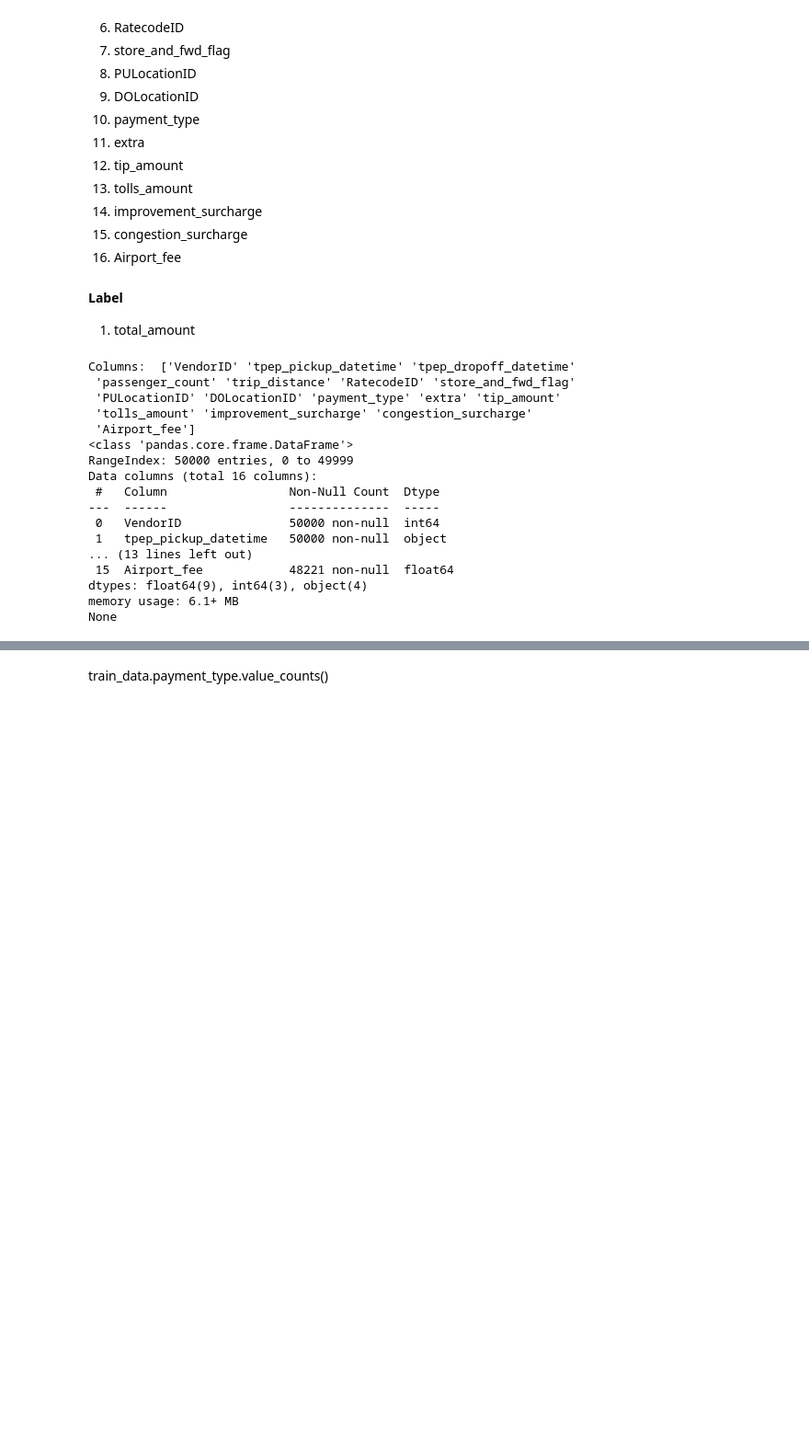
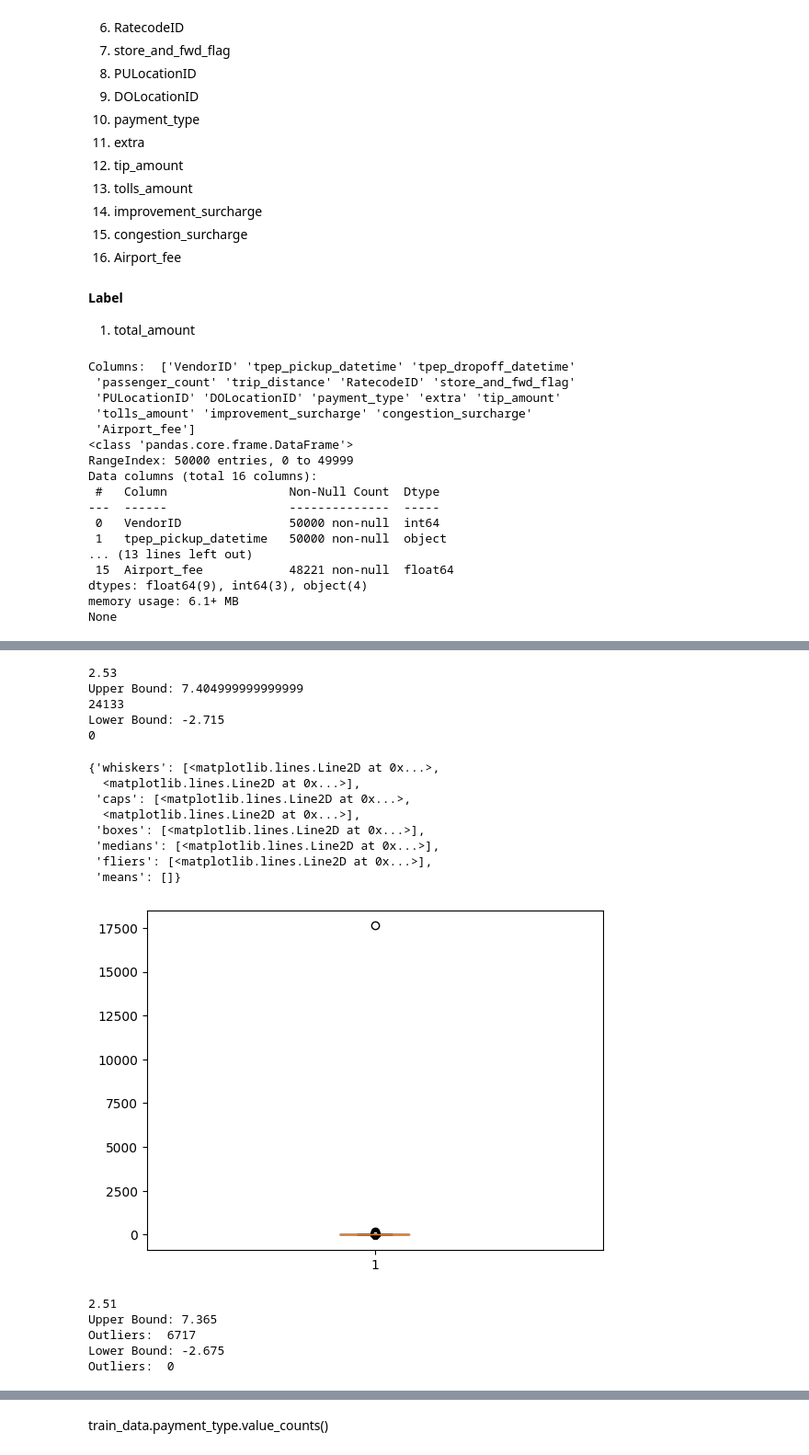
Before and after one commit to priyanshuJain-32/dataScienceExperiments, a Jupyter notebook: 22f2001329-notebook-t32023.ipynb, the cells around one changed output, grey strips where cells are left out. Shown at 92% size. Drawn from its saved outputs; the diff is of its cells as text; code cells hidden in the pictures; blank space fills up the shorter version.

```diff
--- a/22f2001329-notebook-t32023.ipynb
+++ b/22f2001329-notebook-t32023.ipynb
@@ -189,0 +230,76 @@ plt.boxplot(train_data['extra'])
+# %%
+Q1 = np.percentile(train_data['trip_distance'], 25, method='midpoint')
+Q3 = np.percentile(train_data['trip_distance'], 75, method='midpoint')
+IQR = Q3 - Q1
+print(IQR)
+
+upper=Q3+1.5*IQR
+upper_array=np.array(train_data['trip_distance']>=upper)
+print("Upper Bound:",upper)
+print(upper_array.sum())
+
+#Below Lower bound
+lower=Q1-1.5*IQR
+lower_array=np.array(train_data['trip_distance']<=lower)
+print("Lower Bound:",lower)
+print(lower_array.sum())
+
+# Create arrays of Boolean values indicating the outlier rows
+upper_array_idx = upper_array[0]
+lower_array_idx = lower_array[0]
+
+# Removing the outliers
+# train_data.drop(index=upper_array, inplace=True)
+# train_data.drop(index=lower_array, inplace=True)
+
+# We can see that there are 24133 outliers. This could be due to the fact
+# that the passenger count has lots of variety ranging from 0-9
+# with 1 being the highest in number hence most data is skewed to that
+# %% [output]
+2.53
+Upper Bound: 7.404999999999999
+24133
+Lower Bound: -2.715
+0
+# %%
+plt.boxplot(test_data['trip_distance'])
+
+# There is 1 outlier in the test_data trip_distance
+# %% [output]
+{'whiskers': [<matplotlib.lines.Line2D at 0x...>,
+  <matplotlib.lines.Line2D at 0x...>],
+ 'caps': [<matplotlib.lines.Line2D at 0x...>,
+  <matplotlib.lines.Line2D at 0x...>],
+ 'boxes': [<matplotlib.lines.Line2D at 0x...>],
+ 'medians': [<matplotlib.lines.Line2D at 0x...>],
+ 'fliers': [<matplotlib.lines.Line2D at 0x...>],
+ 'means': []}
+[figure, added]
+# %%
+Q1 = np.percentile(test_data['trip_distance'], 25, method='midpoint')
+Q3 = np.percentile(test_data['trip_distance'], 75, method='midpoint')
+IQR = Q3 - Q1
+print(IQR)
+
+upper=Q3+1.5*IQR
+upper_array=np.array(test_data['trip_distance']>=upper)
+print("Upper Bound:",upper)
+print("Outliers: ", upper_array.sum())
+
+#Below Lower bound
+lower=Q1-1.5*IQR
+lower_array=np.array(test_data['trip_distance']<=lower)
+print("Lower Bound:",lower)
+print("Outliers: ", lower_array.sum())
+
+# Create arrays of Boolean values indicating the outlier rows
+upper_array_idx = upper_array[0]
+lower_array_idx = lower_array[0]
+
+# We can see that using IQR there are 6717 outliers.
+# %% [output]
+2.51
+Upper Bound: 7.365
+Outliers:  6717
+Lower Bound: -2.675
+Outliers:  0
```
Also changed, not shown: parts of 69 cells of this notebook.
